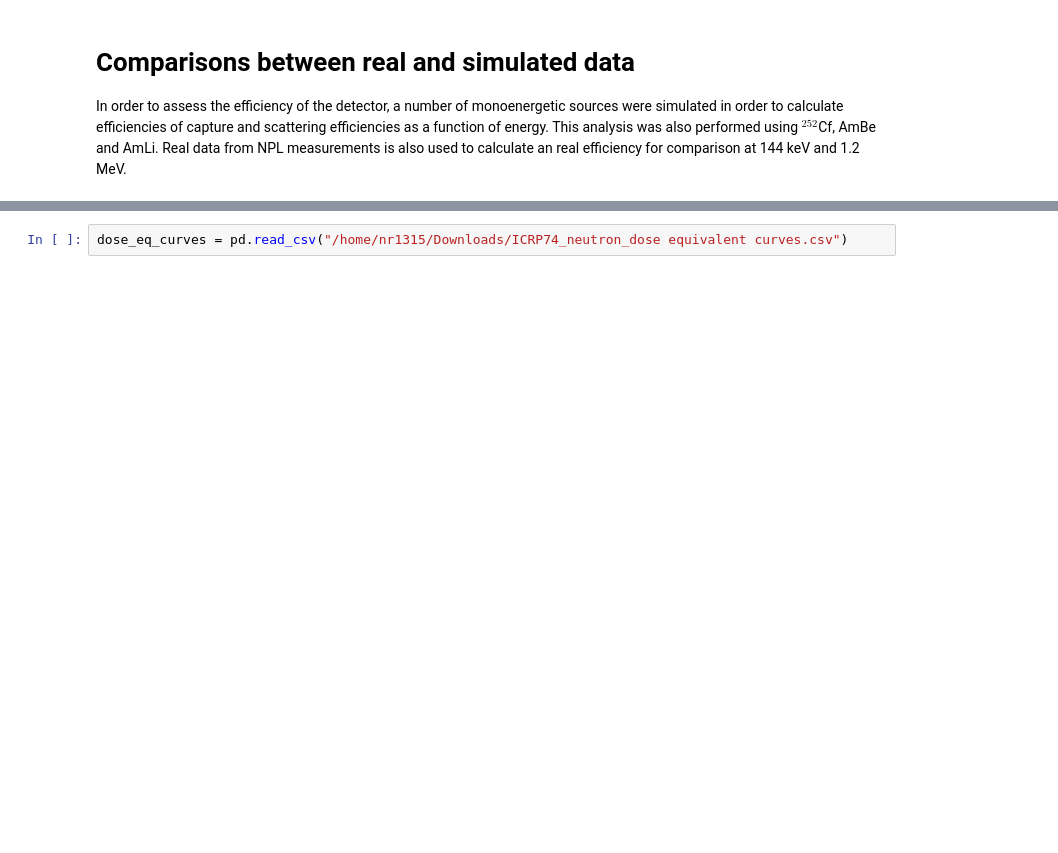
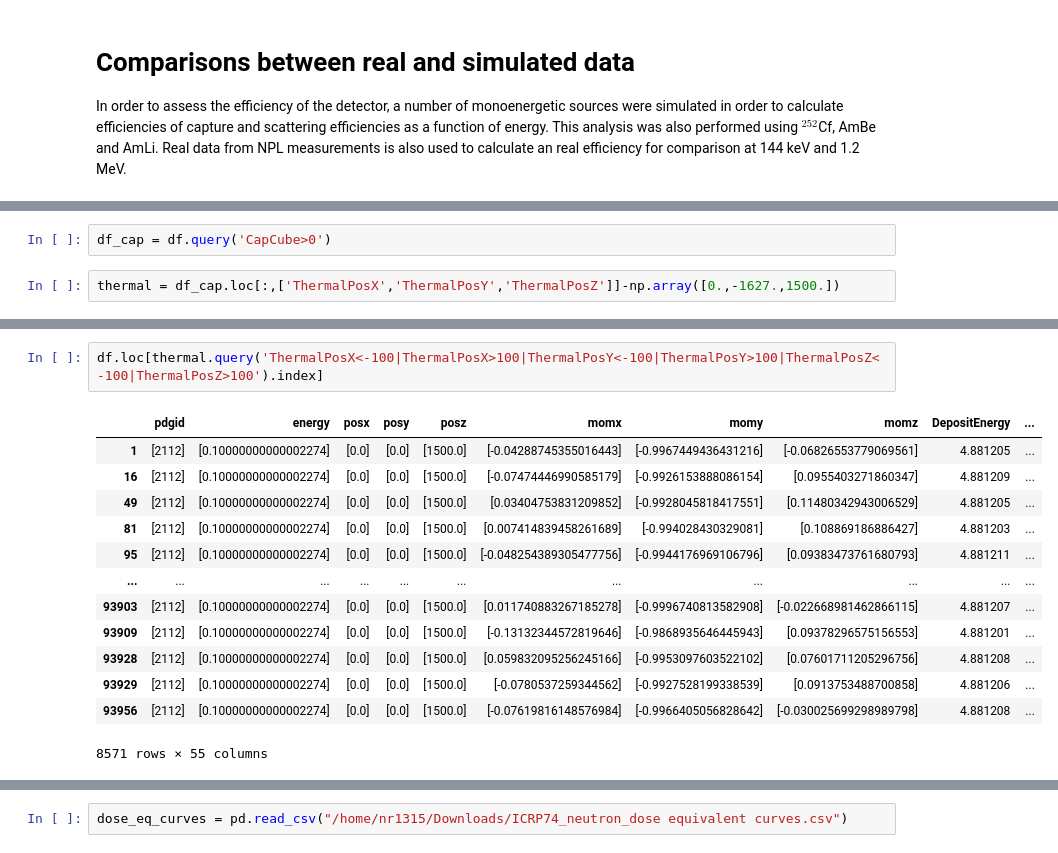
Before and after one commit to NickReed18/nFacetAnalysis, a Jupyter notebook: docs/Comparisons between real and simulated data.ipynb, the cells around one changed output, grey strips where cells are left out. Drawn from its saved outputs; the diff is of its cells as text; blank space fills up the shorter version.

```diff
--- a/docs/Comparisons between real and simulated data.ipynb
+++ b/docs/Comparisons between real and simulated data.ipynb
@@ -17,0 +441,4 @@ effs, errs, stds = SE.GenerateEfficiencyDataFrame(monos_path)
+# %%
+df_cap = df.query('CapCube>0')
+# %%
+thermal = df_cap.loc[:,['ThermalPosX','ThermalPosY','ThermalPosZ']]-np.array([0.,-1627.,1500.])
@@ -17,0 +461,16 @@ effs, errs, stds = SE.GenerateEfficiencyDataFrame(monos_path)
+# %%
+df.loc[thermal.query('ThermalPosX<-100|ThermalPosX>100|ThermalPosY<-100|ThermalPosY>100|ThermalPosZ<-100|ThermalPosZ>100').index]
+# %% [output]
+|  | pdgid | energy | posx | posy | posz | momx | momy | momz | DepositEnergy | ... |
+| 1 | [2112] | [0.10000000000002274] | [0.0] | [0.0] | [1500.0] | [-0.04288745355016443] | [-0.9967449436431216] | [-0.06826553779069561] | 4.881205 | ... |
+| 16 | [2112] | [0.10000000000002274] | [0.0] | [0.0] | [1500.0] | [-0.07474446990585179] | [-0.9926153888086154] | [0.0955403271860347] | 4.881209 | ... |
+| 49 | [2112] | [0.10000000000002274] | [0.0] | [0.0] | [1500.0] | [0.03404753831209852] | [-0.9928045818417551] | [0.11480342943006529] | 4.881205 | ... |
+| 81 | [2112] | [0.10000000000002274] | [0.0] | [0.0] | [1500.0] | [0.007414839458261689] | [-0.994028430329081] | [0.108869186886427] | 4.881203 | ... |
+| 95 | [2112] | [0.10000000000002274] | [0.0] | [0.0] | [1500.0] | [-0.048254389305477756] | [-0.9944176969106796] | [0.09383473761680793] | 4.881211 | ... |
+| ... | ... | ... | ... | ... | ... | ... | ... | ... | ... | ... |
+| 93903 | [2112] | [0.10000000000002274] | [0.0] | [0.0] | [1500.0] | [0.011740883267185278] | [-0.9996740813582908] | [-0.022668981462866115] | 4.881207 | ... |
+| 93909 | [2112] | [0.10000000000002274] | [0.0] | [0.0] | [1500.0] | [-0.13132344572819646] | [-0.9868935646445943] | [0.09378296575156553] | 4.881201 | ... |
+| 93928 | [2112] | [0.10000000000002274] | [0.0] | [0.0] | [1500.0] | [0.059832095256245166] | [-0.9953097603522102] | [0.07601711205296756] | 4.881208 | ... |
+| 93929 | [2112] | [0.10000000000002274] | [0.0] | [0.0] | [1500.0] | [-0.0780537259344562] | [-0.9927528199338539] | [0.0913753488700858] | 4.881206 | ... |
+| 93956 | [2112] | [0.10000000000002274] | [0.0] | [0.0] | [1500.0] | [-0.07619816148576984] | [-0.9966405056828642] | [-0.030025699298989798] | 4.881208 | ... |
+8571 rows × 55 columns
```
Also changed, not shown: parts of 96 cells of this notebook, 6 other files.
